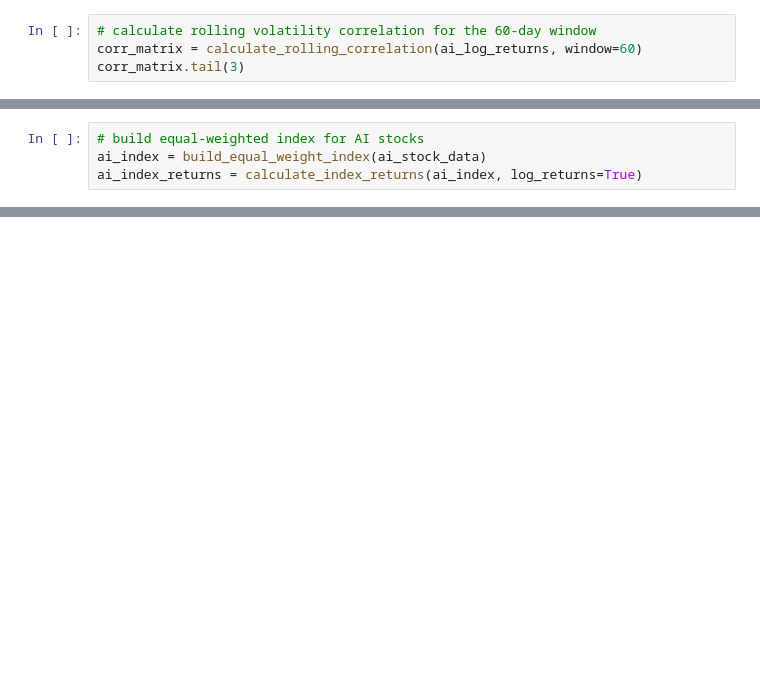
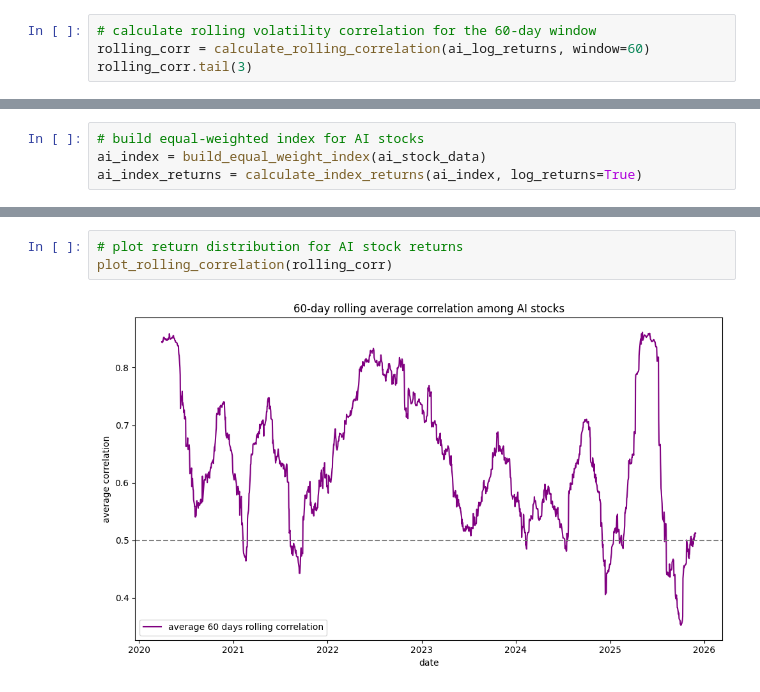
Before and after one commit to akbargafurov/ai-bubble, a Jupyter notebook: presentation/ai_bubble_analysis.ipynb, the cells around one changed output, grey strips where cells are left out. Drawn from its saved outputs; the diff is of its cells as text; blank space fills up the shorter version.

```diff
--- a/presentation/ai_bubble_analysis.ipynb
+++ b/presentation/ai_bubble_analysis.ipynb
@@ -79,4 +108,4 @@ ai_log_returns.tail(3)
 # %%
 # calculate rolling volatility correlation for the 60-day window
-corr_matrix = calculate_rolling_correlation(ai_log_returns, window=60)
-corr_matrix.tail(3)
+rolling_corr = calculate_rolling_correlation(ai_log_returns, window=60)
+rolling_corr.tail(3)
@@ -103,0 +190,5 @@ for ticker in benchmark_tickers:
+# %%
+# plot return distribution for AI stock returns
+plot_rolling_correlation(rolling_corr)
+# %% [output]
+[figure, added]
```
Also changed, not shown: parts of 28 cells of this notebook.
